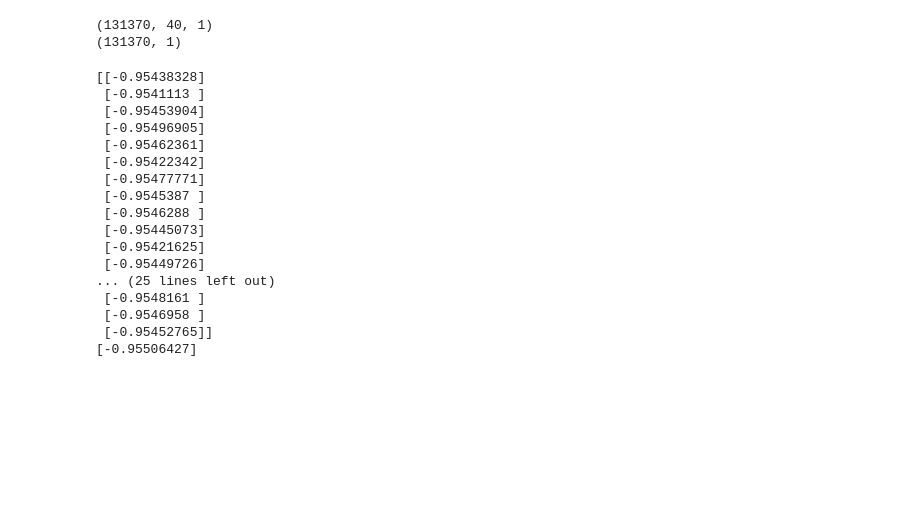
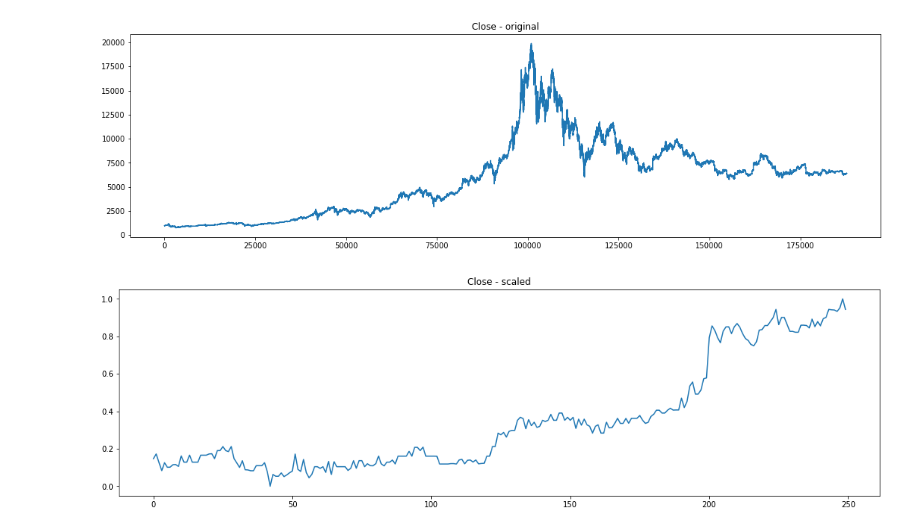
Before and after one commit to bana513/DeepLearningHomework, a Jupyter notebook: Learning.ipynb, the cells around one changed output. Saved outputs shown, nothing was run; the diff lists cells and outputs as text; code cells hidden in the pictures; blank space fills up the shorter version.

```diff
--- a/Learning.ipynb
+++ b/Learning.ipynb
@@ -34,5 +70,5 @@ print(df.size)
 # Turn dataframe into a numpy floating point array
 df_values = df.values
 timestamps = df_values[:, 0]
-dataset = df_values[:, 1].astype("float")
+dataset = df_values[:, 1:].astype("float")
 # %%
@@ -47,0 +121,7 @@ dataset_test = dataset[int(samples_num * (1 - test_split)):]
+# %%
+train_y = np.expand_dims(train_y, axis=1)
+valid_y = np.expand_dims(valid_y, axis=1)
+test_y = np.expand_dims(test_y, axis=1)
+
+print(train_X.shape)
+print(train_y.shape)
@@ -116,45 +166,17 @@ X_valid:
-# %%
-import numpy as np
-
-timestep = 40 # Make decision from last 20 days
-
-# Create training examples
-
-train_X, train_y = makeXy(X_train, timestep)
-valid_X, valid_y = makeXy(X_valid, timestep)
-test_X, test_y = makeXy(X_test, timestep)
-
-print(train_X.shape)
-print(train_y.shape)
-
-# train_X = train_X.reshape(train_X.shape[0],-1)
-# valid_X = valid_X.reshape(valid_X.shape[0],-1)
-# test_X = test_X.reshape(test_X.shape[0],-1)
-
-# print(train_X.shape)
-# print(train_y.shape)
-# %% [output]
-(131370, 40, 1)
-(131370, 1)
-# %%
-print(train_X[0])
-print(train_y[0])
-# %% [output]
-[[-0.95438328]
- [-0.9541113 ]
- [-0.95453904]
- [-0.95496905]
- [-0.95462361]
- [-0.95422342]
- [-0.95477771]
- [-0.9545387 ]
- [-0.9546288 ]
- [-0.95445073]
- [-0.95421625]
- [-0.95449726]
-... (25 lines left out)
- [-0.9548161 ]
- [-0.9546958 ]
- [-0.95452765]]
-[-0.95506427]
+# %%
+import matplotlib.pyplot as plt
+%matplotlib inline
+
+plt.figure(figsize=(18, 5))
+plt.title('Close - original')
+plt.plot(dataset[:,0])
+plt.show()
+
+plt.figure(figsize=(18, 5))
+plt.title('Close - scaled')
+plt.plot(train_X[0,:,0])
+plt.show()
+# %% [output]
+[figure, added]
+[figure, added]
 # %%
```
Also changed, not shown: parts of 30 cells of this notebook, 7 other files.
